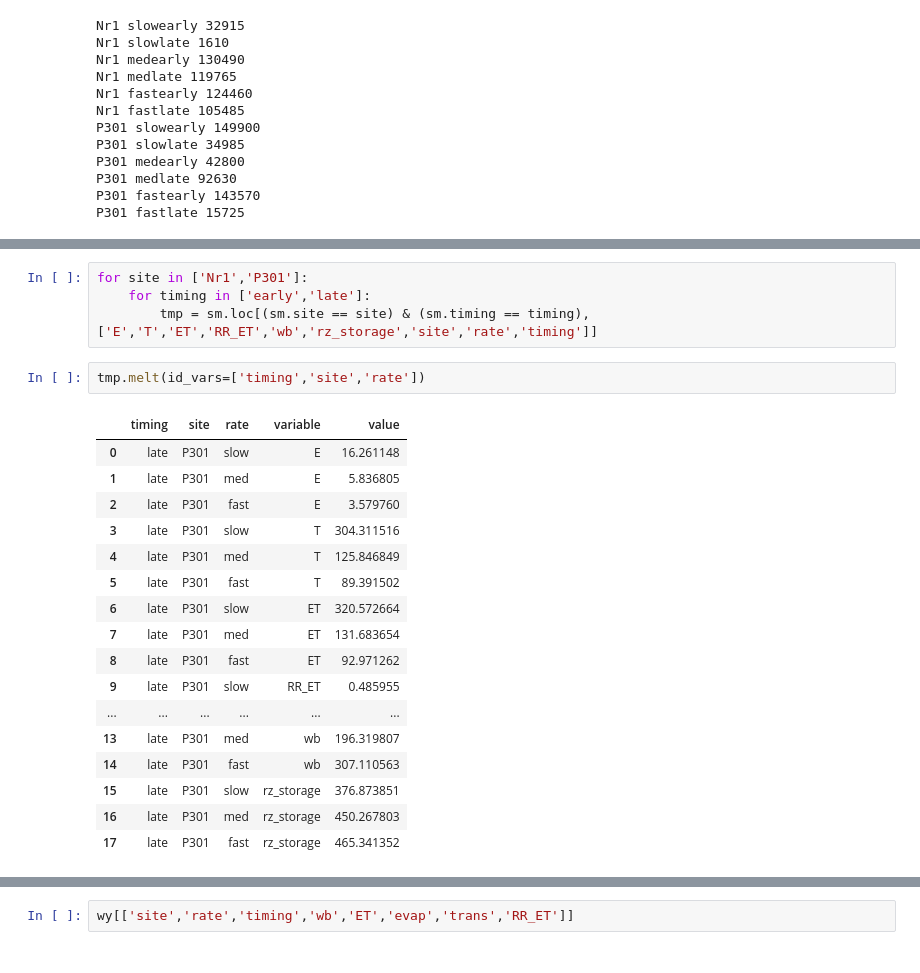
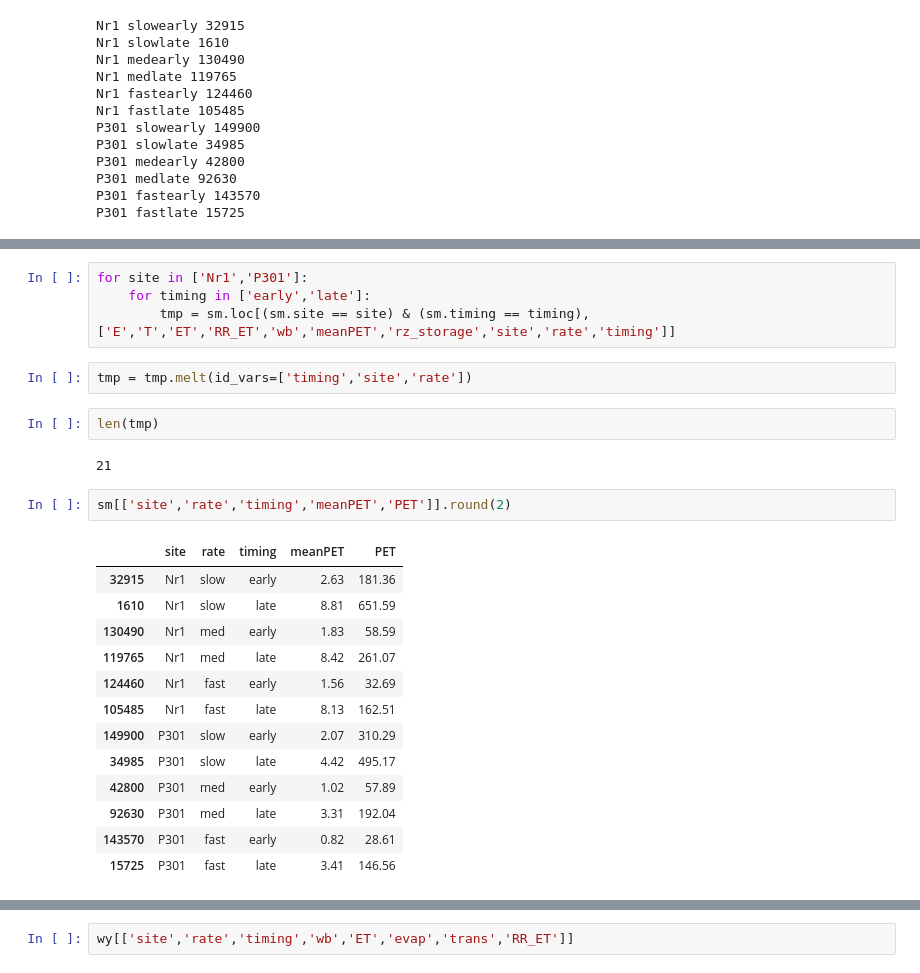
Before and after one commit to theobarnhart/rhessys_prep_analysis, a Jupyter notebook: smex/time_series_figure v3.ipynb, the cells around one changed output, grey strips where cells are left out. Drawn from its saved outputs; the diff is of its cells as text.

```diff
--- a/smex/time_series_figure v3.ipynb
+++ b/smex/time_series_figure v3.ipynb
@@ -296,26 +297,28 @@ Index([u'MAP', u'PeakSWE', u'SMR', u'TpeakSWE', u'combo', u'idx', u'rd',
 # %%
 for site in ['Nr1','P301']:
     for timing in ['early','late']:
-        tmp = sm.loc[(sm.site == site) & (sm.timing == timing),['E','T','ET','RR_ET','wb','rz_storage','site','rate','timing']]
+        tmp = sm.loc[(sm.site == site) & (sm.timing == timing),['E','T','ET','RR_ET','wb','meanPET','rz_storage','site','rate','timing']]
 # %%
-tmp.melt(id_vars=['timing','site','rate'])
+tmp = tmp.melt(id_vars=['timing','site','rate'])
-# %% [output]
-|  | timing | site | rate | variable | value |
-| 0 | late | P301 | slow | E | 16.261148 |
-| 1 | late | P301 | med | E | 5.836805 |
-| 2 | late | P301 | fast | E | 3.579760 |
-| 3 | late | P301 | slow | T | 304.311516 |
-| 4 | late | P301 | med | T | 125.846849 |
-| 5 | late | P301 | fast | T | 89.391502 |
-| 6 | late | P301 | slow | ET | 320.572664 |
-| 7 | late | P301 | med | ET | 131.683654 |
-| 8 | late | P301 | fast | ET | 92.971262 |
-| 9 | late | P301 | slow | RR_ET | 0.485955 |
-| ... | ... | ... | ... | ... | ... |
-| 13 | late | P301 | med | wb | 196.319807 |
-| 14 | late | P301 | fast | wb | 307.110563 |
-| 15 | late | P301 | slow | rz_storage | 376.873851 |
-| 16 | late | P301 | med | rz_storage | 450.267803 |
-| 17 | late | P301 | fast | rz_storage | 465.341352 |
+# %%
+len(tmp)
+# %% [output]
+21
+# %%
+sm[['site','rate','timing','meanPET','PET']].round(2)
+# %% [output]
+|  | site | rate | timing | meanPET | PET |
+| 32915 | Nr1 | slow | early | 2.63 | 181.36 |
+| 1610 | Nr1 | slow | late | 8.81 | 651.59 |
+| 130490 | Nr1 | med | early | 1.83 | 58.59 |
+| 119765 | Nr1 | med | late | 8.42 | 261.07 |
+| 124460 | Nr1 | fast | early | 1.56 | 32.69 |
+| 105485 | Nr1 | fast | late | 8.13 | 162.51 |
+| 149900 | P301 | slow | early | 2.07 | 310.29 |
+| 34985 | P301 | slow | late | 4.42 | 495.17 |
+| 42800 | P301 | med | early | 1.02 | 57.89 |
+| 92630 | P301 | med | late | 3.31 | 192.04 |
+| 143570 | P301 | fast | early | 0.82 | 28.61 |
+| 15725 | P301 | fast | late | 3.41 | 146.56 |
 # %%
 # for new table 6
```
Also changed, not shown: parts of 6 cells of this notebook, 3 other files.
